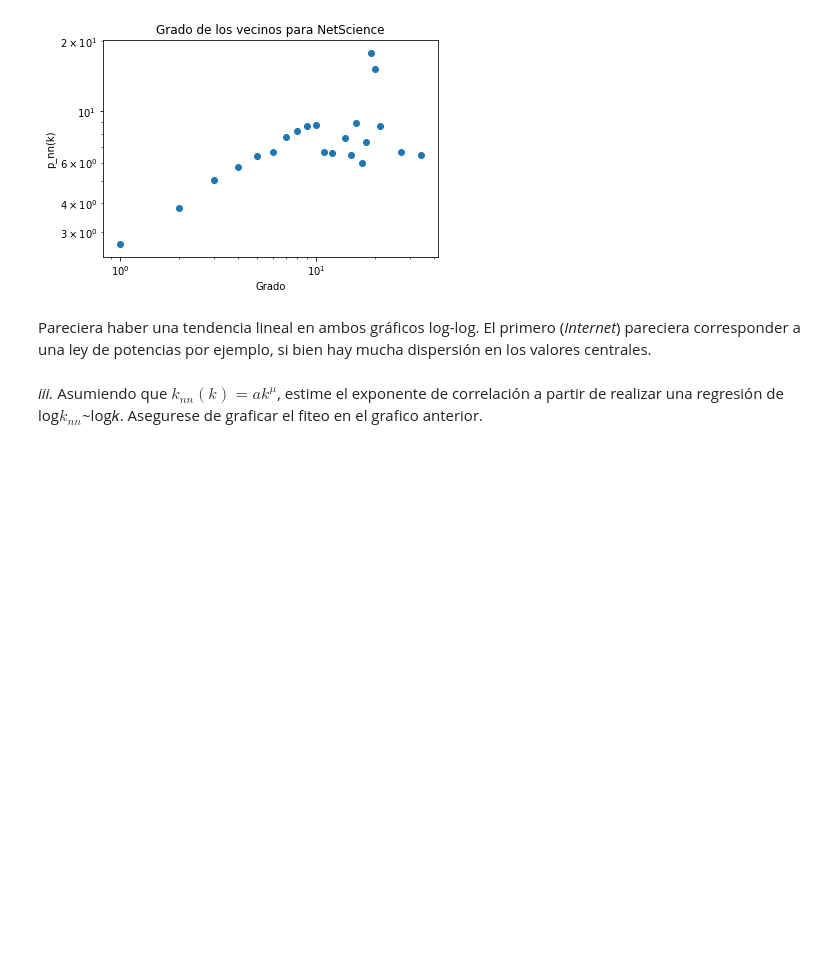
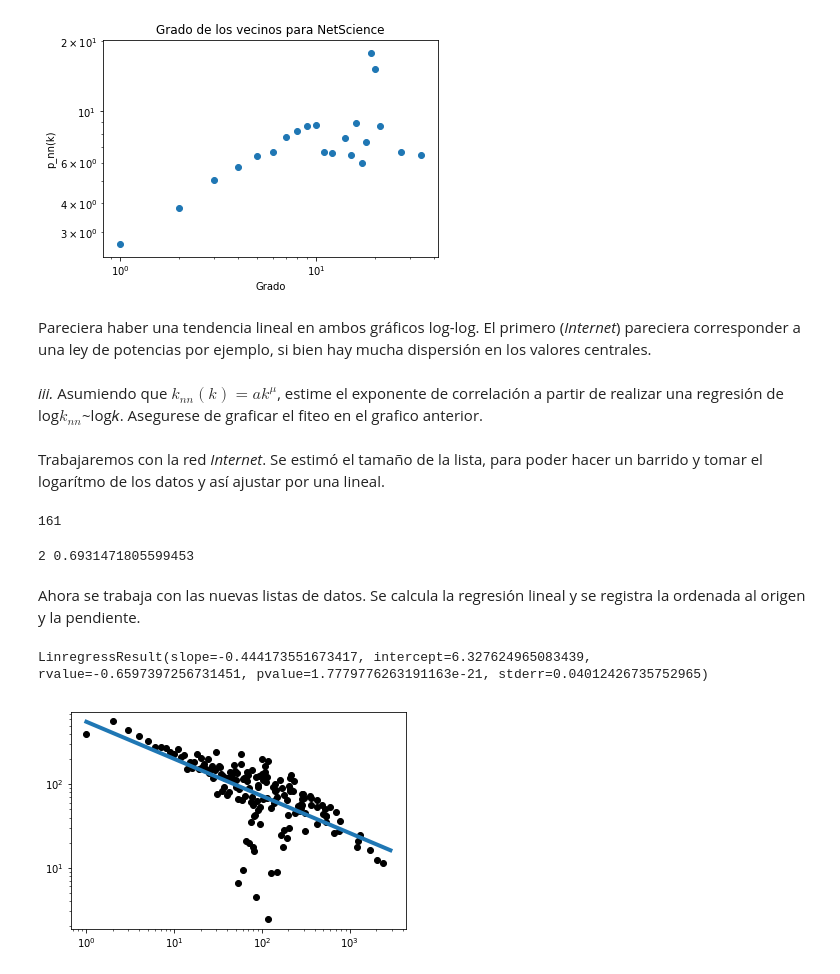
Before and after one commit to vms10/redestcs, a Jupyter notebook: Ejercicio4.ipynb, the cells around one changed output. Cells and saved outputs as stored; diff of their text form; code cells hidden in the pictures; blank space fills up the shorter version.

```diff
--- a/Ejercicio4.ipynb
+++ b/Ejercicio4.ipynb
@@ -86,3 +88,40 @@ plt.show()
 Pareciera haber una tendencia lineal en ambos gráficos log-log. El primero (*Internet*) pareciera corresponder a una ley de potencias por ejemplo, si bien hay mucha dispersión en los valores centrales.
 # %% [markdown]
 *iii.* Asumiendo que $𝑘_{𝑛𝑛}(𝑘)=𝑎𝑘^𝜇$, estime el exponente de correlación a partir de realizar una regresión de log$𝑘_{𝑛𝑛}$~log𝑘. Asegurese de graficar el fiteo en el grafico anterior.
+# %% [markdown]
+Trabajaremos con la red *Internet*. Se estimó el tamaño de la lista, para poder hacer un barrido y tomar el logarítmo de los datos y así ajustar por una lineal.
+# %%
+len(F2[0])
+# %% [output]
+161
+# %%
+b=161
+F2logx=[]
+for i in range(b):
+    a=math.log(F2[0][i])
+    F2logx.append(a)
+
+print(F2[0][1],F2logx[1]) #chequeo que sea el logaritmo efectivamente
+F2logy=[]
+for j in range(b):
+    A=math.log(F2[1][j])
+    F2logy.append(A)
+# %% [output]
+2 0.6931471805599453
+# %% [markdown]
+Ahora se trabaja con las nuevas listas de datos. Se calcula la regresión lineal y se registra la ordenada al origen y la pendiente.
+# %%
+reg=sc.stats.linregress(F2logx,F2logy)
+print(reg)
+# %% [output]
+LinregressResult(slope=-0.444173551673417, intercept=6.327624965083439, rvalue=-0.6597397256731451, pvalue=1.7779776263191163e-21, stderr=0.04012426735752965)
+# %%
+X=np.arange(1,3000,100)
+
+plt.scatter(F2[0],F2[1], color='black')
+plt.xscale('log')
+plt.yscale('log')
+plt.plot(X,(X**-0.444173551673417)* math.e**6.327624965083439, lw=4)
+plt.show()
+# %% [output]
+[figure, added]
```
Also changed, not shown: parts of 1 cell of this notebook.
